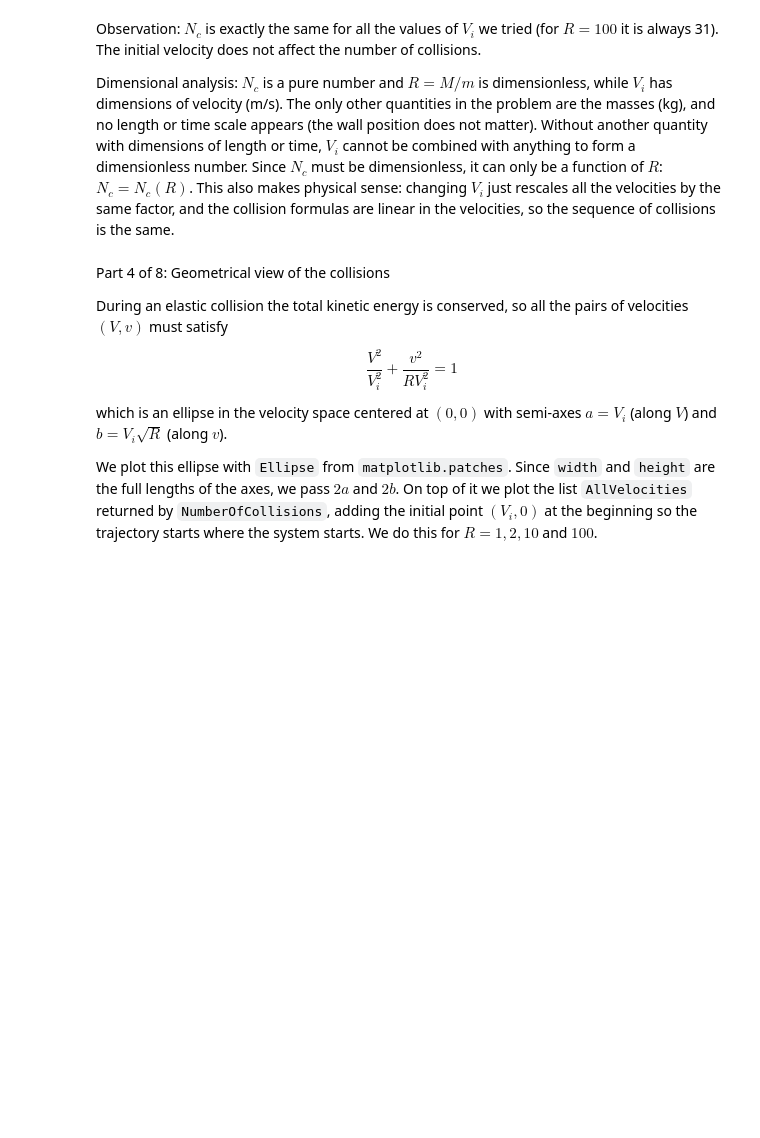
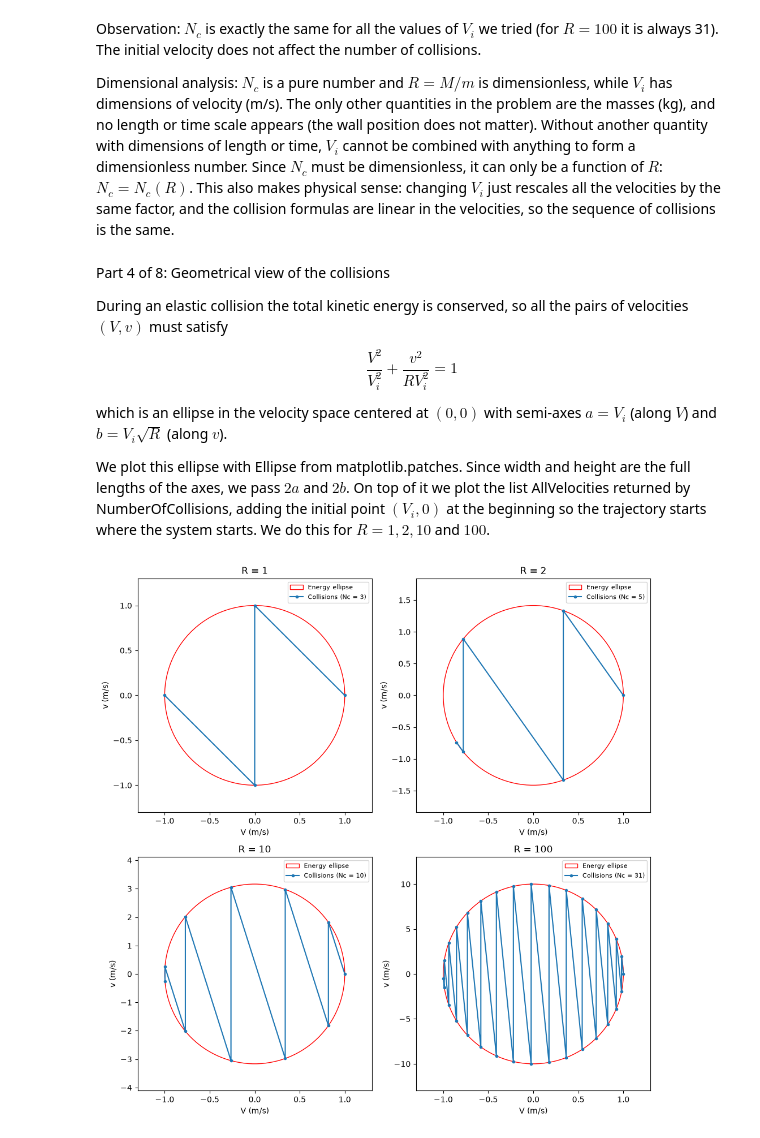
Before and after one commit to taro-py/Numerical-Modeling-on-Python, a Jupyter notebook: assignment1/part2/Neizan_RoggieMartinez_part2.ipynb, the cells around one changed output. Cells and saved outputs as stored; diff of their text form; code cells hidden in the pictures; blank space fills up the shorter version.

Commit message:
geometrical representation of the collisions

```diff
--- a/assignment1/part2/Neizan_RoggieMartinez_part2.ipynb
+++ b/assignment1/part2/Neizan_RoggieMartinez_part2.ipynb
@@ -109,4 +109,42 @@ $$ \frac{V^2}{V_i^2} + \frac{v^2}{R V_i^2} = 1 $$
 
 which is an ellipse in the velocity space centered at $(0,0)$ with semi-axes $a = V_i$ (along $V$) and $b = V_i\sqrt{R}$ (along $v$).
 
-We plot this ellipse with `Ellipse` from `matplotlib.patches`. Since `width` and `height` are the full lengths of the axes, we pass $2a$ and $2b$. On top of it we plot the list `AllVelocities` returned by `NumberOfCollisions`, adding the initial point $(V_i, 0)$ at the beginning so the trajectory starts where the system starts. We do this for $R = 1, 2, 10$ and $100$.
+We plot this ellipse with Ellipse from matplotlib.patches. Since width and height are the full lengths of the axes, we pass $2a$ and $2b$. On top of it we plot the list AllVelocities returned by NumberOfCollisions, adding the initial point $(V_i, 0)$ at the beginning so the trajectory starts where the system starts. We do this for $R = 1, 2, 10$ and $100$.
+# %%
+Vi = 1
+R_values = [1, 2, 10, 100]
+
+fig, axes = plt.subplots(2, 2, figsize=(10, 10))
+
+for ax, R in zip(axes.flatten(), R_values):
+    Nc, AllVelocities = NumberOfCollisions(Vi, R)
+
+    #add the initial state (Vi, 0) at the beginning of the trajectory
+    traj = np.array([[Vi, 0.0]] + AllVelocities)
+
+    # semi-axes of the energy ellipse
+    a = Vi
+    b = Vi * np.sqrt(R)
+
+    #ellipse needs the FULL width and height therefor we change 2*a and 2*b
+    ellipse = Ellipse(xy=(0, 0), width=2*a, height=2*b, fill=False,
+                      color='red', label="Energy ellipse")
+    ax.add_patch(ellipse)
+
+    #trajectory of the collisions in velocity space
+    ax.plot(traj[:, 0], traj[:, 1], 'o-', markersize=3,
+            label=f"Collisions (Nc = {Nc})")
+
+    #we set the limits manually
+    ax.set_xlim(-1.3*a, 1.3*a)
+    ax.set_ylim(-1.3*b, 1.3*b)
+
+    ax.set_xlabel("V (m/s)")
+    ax.set_ylabel("v (m/s)")
+    ax.set_title(f"R = {R}")
+    ax.legend(loc="upper right", fontsize=8)
+
+plt.tight_layout()
+plt.show()
+# %% [output]
+[figure, added]
```
